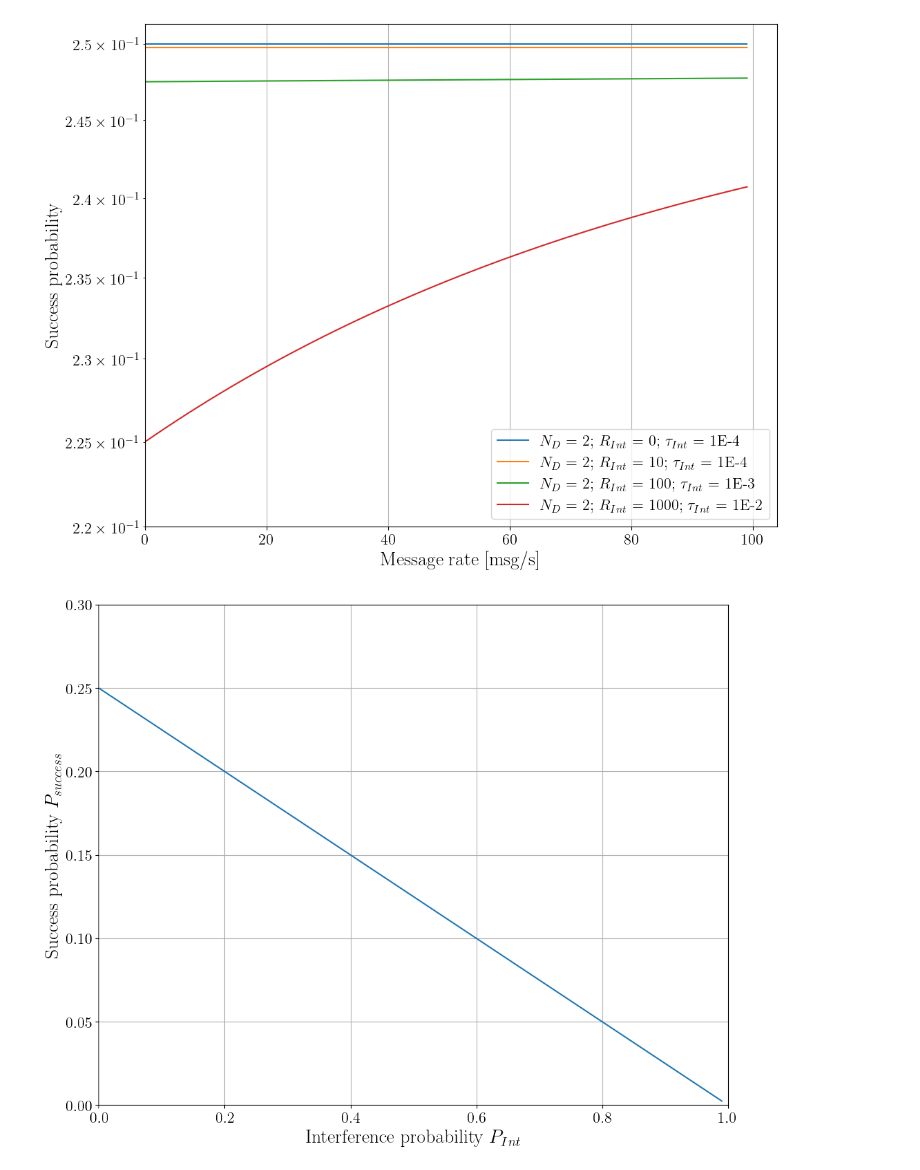
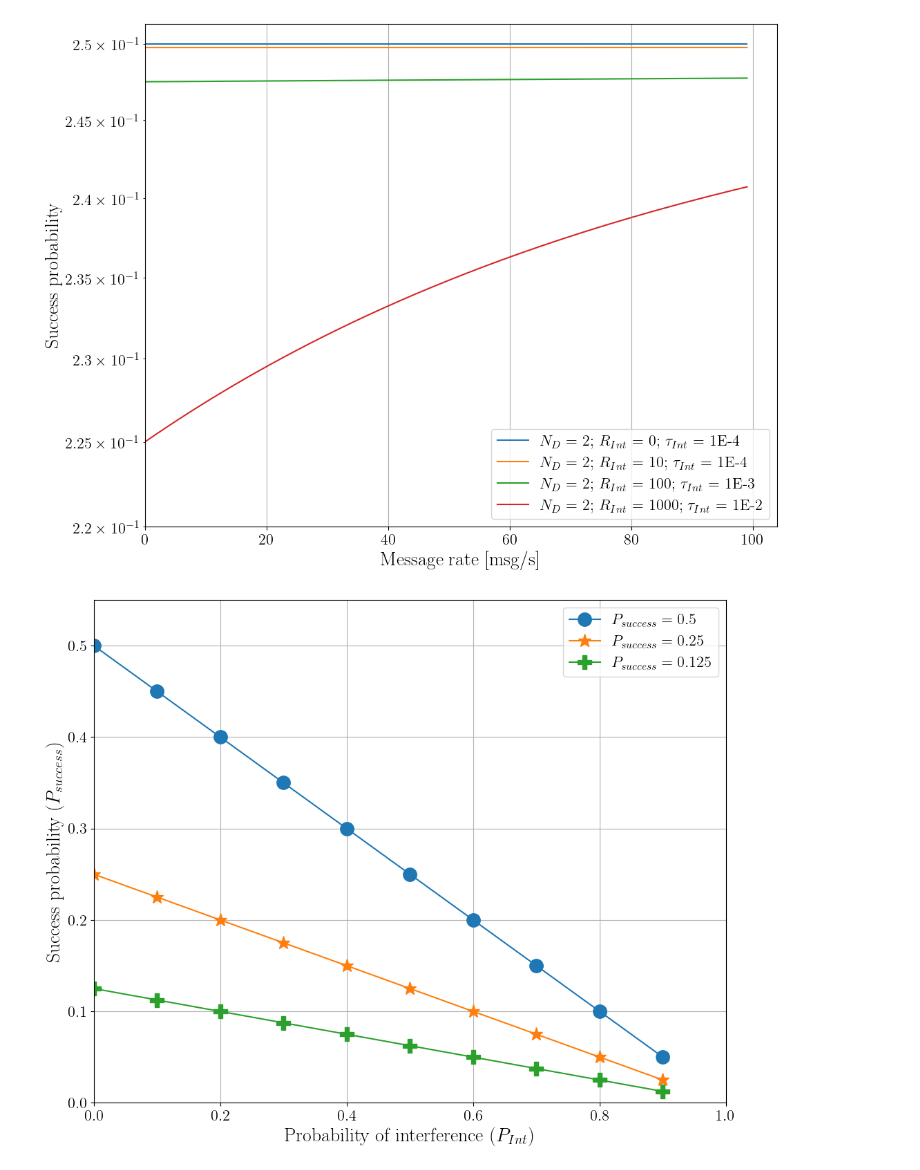
Before and after one commit to ingframin/vocabs2, a Jupyter notebook: results/interference/probs.ipynb, the cells around one changed output. Drawn from its saved outputs; the diff is of its cells as text; code cells hidden in the pictures.

```diff
--- a/results/interference/probs.ipynb
+++ b/results/interference/probs.ipynb
@@ -97,15 +97,21 @@ plt.show()
 # %% [output]
 [figure]
 # %%
-Pint = np.arange(0,1.0,0.01)
-Psuc = 0.25*(1-Pint)
+Pint = np.arange(0,1.0,0.1)
+Psuc05 = 0.5*(1-Pint)
+Psuc025 = 0.25*(1-Pint)
+Psuc0125 = 0.125*(1-Pint)
 # %%
-plt.plot(Pint,Psuc)
+plt.plot(Pint,Psuc05,'-o',label="$P_{success} = 0.5$",markersize = 14)
+plt.plot(Pint,Psuc025,'-*',label="$P_{success} = 0.25$",markersize = 14)
+plt.plot(Pint,Psuc0125,'-P',label="$P_{success} = 0.125$",markersize = 14)
 plt.xlabel("Probability of interference ($P_{Int}$)",fontweight='bold')
 plt.ylabel("Success probability ($P_{success}$)",fontweight='bold')
+plt.legend()
 plt.xlim(xmin=0,xmax=1.0)
-plt.ylim(ymin=0,ymax=0.3)
+plt.ylim(ymin=0,ymax=0.55)
 plt.grid()
+plt.savefig('psuc_pint.pdf',bbox_inches='tight')
 plt.show()
 # %% [output]
-[figure, old version]
+[figure, new version]
```
Also changed, not shown: 2 other files.
